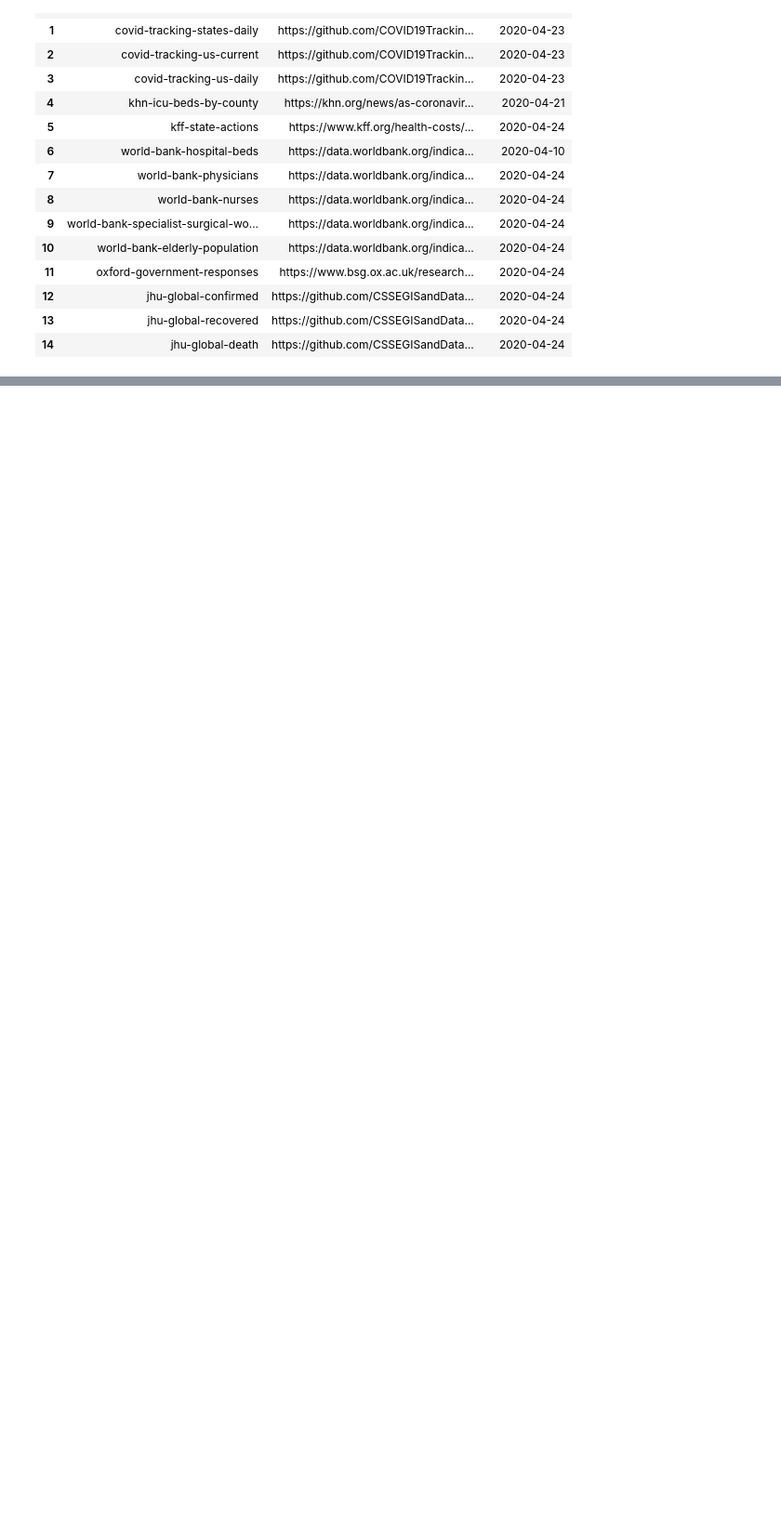
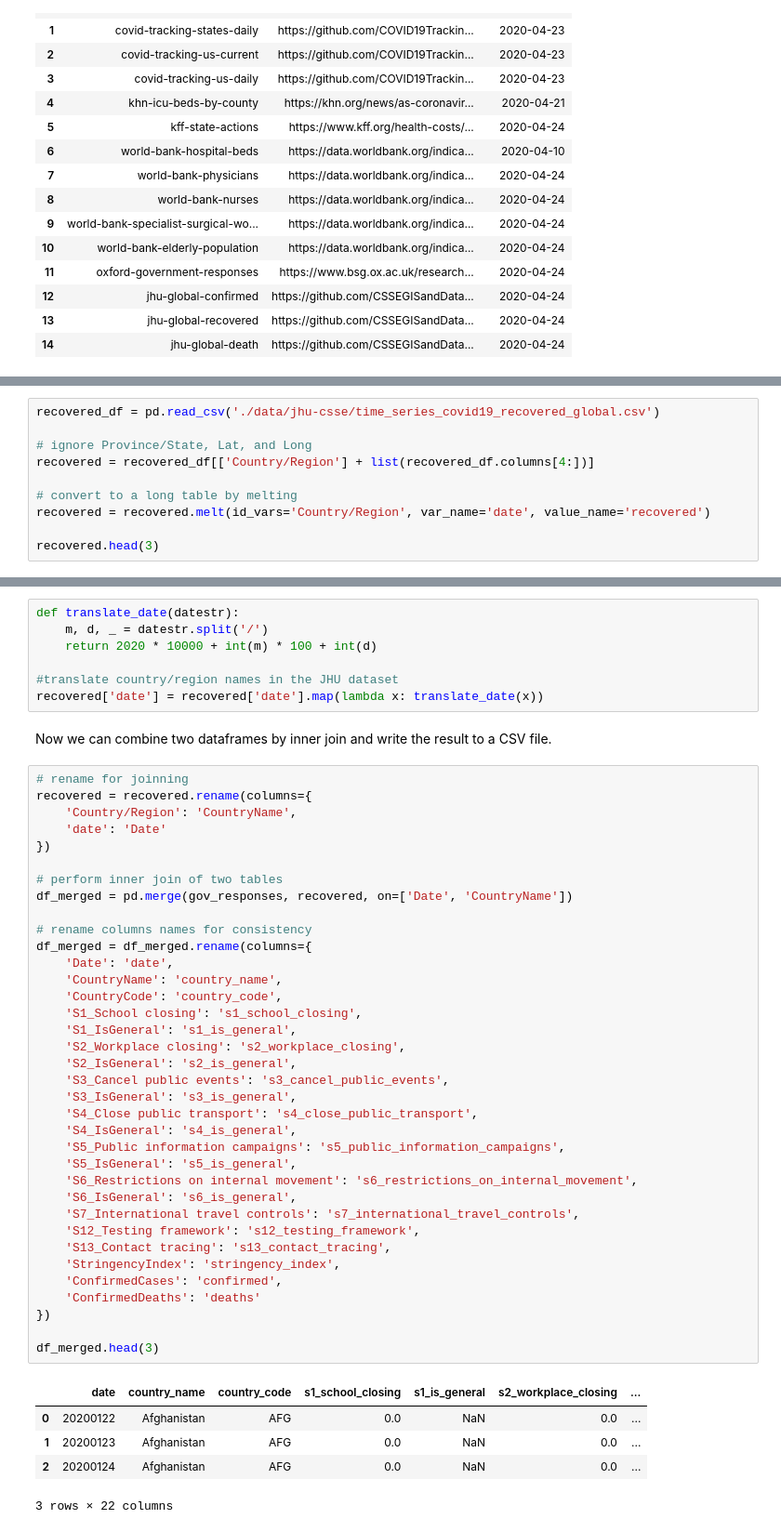
Before and after one commit to iamzhaihy/BD2020-Final-Project, a Jupyter notebook: Data Processing.ipynb, the cells around one changed output, grey strips where cells are left out. Shown at 93% size. Drawn from its saved outputs; the diff is of its cells as text; blank space fills up the shorter version.

```diff
--- a/Data Processing.ipynb
+++ b/Data Processing.ipynb
@@ -33,0 +226,10 @@ used_data[['name', 'url', 'date_retrieved']]
+# %%
+recovered_df = pd.read_csv('./data/jhu-csse/time_series_covid19_recovered_global.csv')
+
+# ignore Province/State, Lat, and Long
+recovered = recovered_df[['Country/Region'] + list(recovered_df.columns[4:])]
+
+# convert to a long table by melting
+recovered = recovered.melt(id_vars='Country/Region', var_name='date', value_name='recovered')
+
+recovered.head(3)
@@ -33,0 +294,51 @@ used_data[['name', 'url', 'date_retrieved']]
+# %%
+def translate_date(datestr):
+    m, d, _ = datestr.split('/')
+    return 2020 * 10000 + int(m) * 100 + int(d)
+
+#translate country/region names in the JHU dataset
+recovered['date'] = recovered['date'].map(lambda x: translate_date(x))
+# %% [markdown]
+Now we can combine two dataframes by inner join and write the result to a CSV file.
+# %%
+# rename for joinning
+recovered = recovered.rename(columns={
+    'Country/Region': 'CountryName',
+    'date': 'Date'
+})
+
+# perform inner join of two tables
+df_merged = pd.merge(gov_responses, recovered, on=['Date', 'CountryName'])
+
+# rename columns names for consistency
+df_merged = df_merged.rename(columns={
+    'Date': 'date',
+    'CountryName': 'country_name',
+    'CountryCode': 'country_code',
+    'S1_School closing': 's1_school_closing',
+    'S1_IsGeneral': 's1_is_general',
+    'S2_Workplace closing': 's2_workplace_closing',
+    'S2_IsGeneral': 's2_is_general',
+    'S3_Cancel public events': 's3_cancel_public_events',
+    'S3_IsGeneral': 's3_is_general',
+    'S4_Close public transport': 's4_close_public_transport',
+    'S4_IsGeneral': 's4_is_general',
+    'S5_Public information campaigns': 's5_public_information_campaigns',
+    'S5_IsGeneral': 's5_is_general',
+    'S6_Restrictions on internal movement': 's6_restrictions_on_internal_movement',
+    'S6_IsGeneral': 's6_is_general',
+    'S7_International travel controls': 's7_international_travel_controls',
+    'S12_Testing framework': 's12_testing_framework',
+    'S13_Contact tracing': 's13_contact_tracing',
+    'StringencyIndex': 'stringency_index',
+    'ConfirmedCases': 'confirmed',
+    'ConfirmedDeaths': 'deaths'
+})
+
+df_merged.head(3)
+# %% [output]
+|  | date | country_name | country_code | s1_school_closing | s1_is_general | s2_workplace_closing | ... |
+| 0 | 20200122 | Afghanistan | AFG | 0.0 | NaN | 0.0 | ... |
+| 1 | 20200123 | Afghanistan | AFG | 0.0 | NaN | 0.0 | ... |
+| 2 | 20200124 | Afghanistan | AFG | 0.0 | NaN | 0.0 | ... |
+3 rows × 22 columns
```
Also changed, not shown: parts of 19 cells of this notebook.
